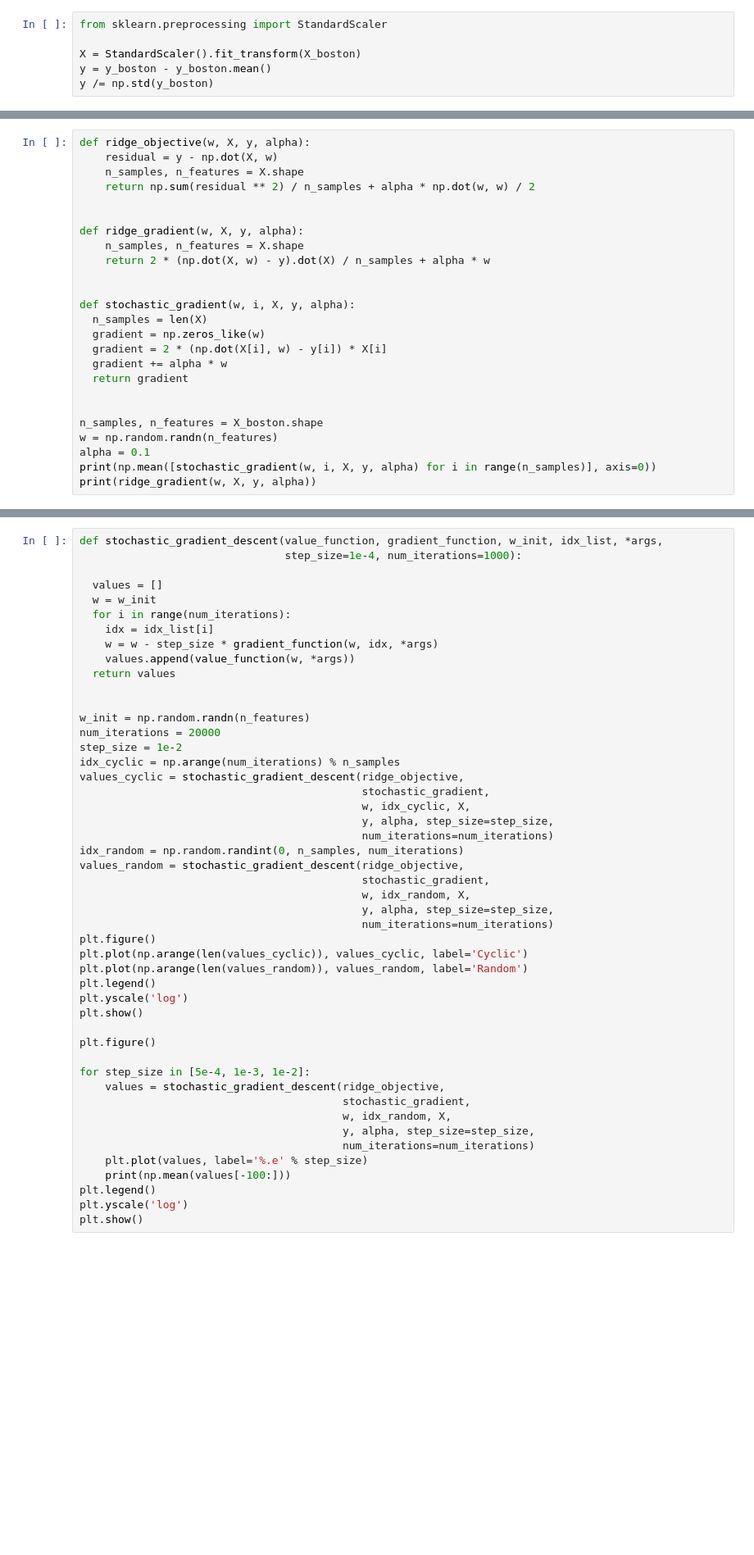
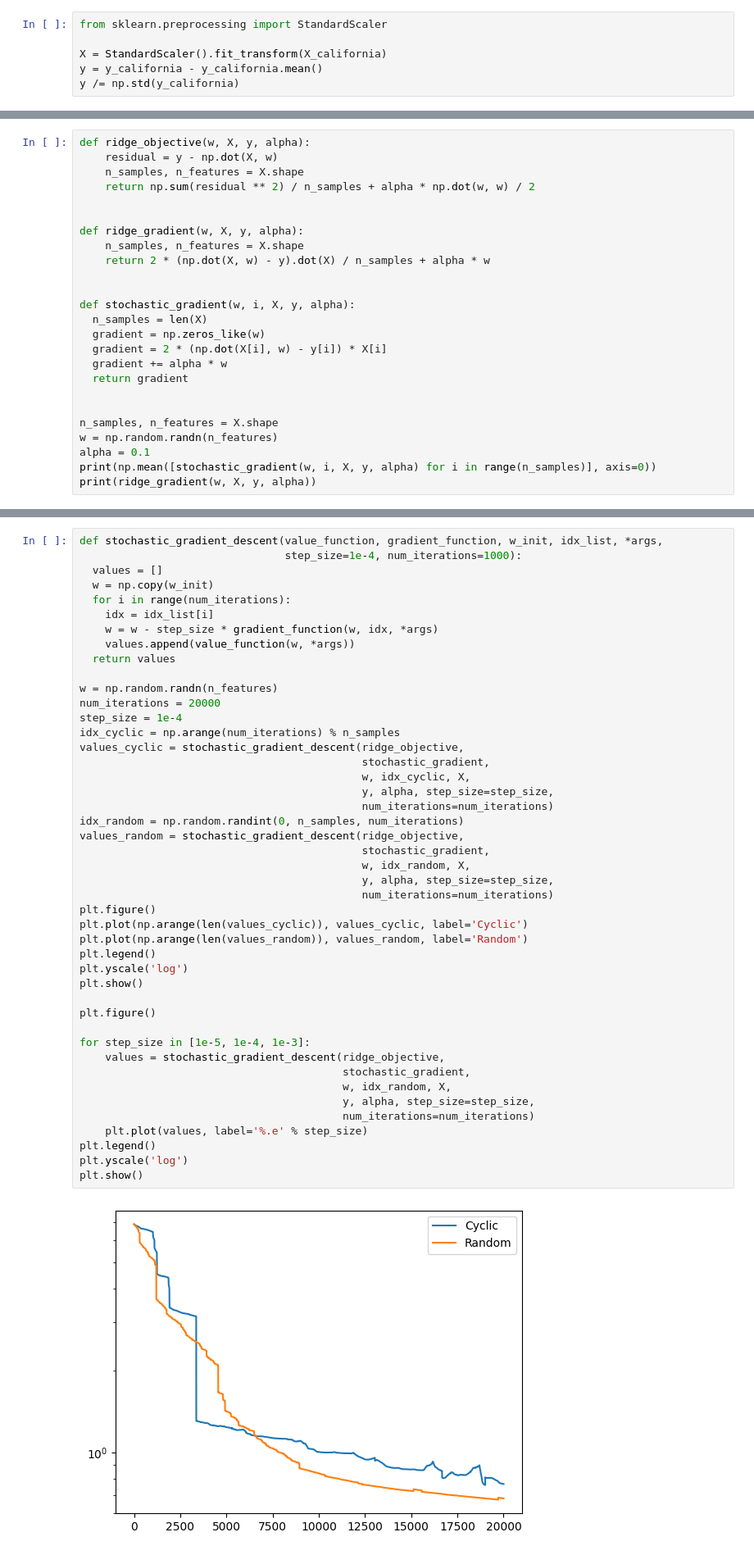
Before and after one commit to data-psl/lectures2023, a Jupyter notebook: notebooks/03_optimization_corrected.ipynb, the cells around one changed output, grey strips where cells are left out. Shown at 82% size. Cells and saved outputs as stored; diff of their text form; blank space fills up the shorter version.

```diff
--- a/notebooks/03_optimization_corrected.ipynb
+++ b/notebooks/03_optimization_corrected.ipynb
@@ -244,9 +270,9 @@ We will focus on the Boston dataset and ridge regression. We will start by scali
 # %%
 from sklearn.preprocessing import StandardScaler
 
-X = StandardScaler().fit_transform(X_boston)
-y = y_boston - y_boston.mean()
-y /= np.std(y_boston)
+X = StandardScaler().fit_transform(X_california)
+y = y_california - y_california.mean()
+y /= np.std(y_california)
 # %% [markdown]
 **Exercise 8.** Write a function that computes the stochastic gradient of ridge regression
 $$
@@ -276,7 +302,7 @@ def stochastic_gradient(w, i, X, y, alpha):
   return gradient
 
 
-n_samples, n_features = X_boston.shape
+n_samples, n_features = X.shape
 w = np.random.randn(n_features)
 alpha = 0.1
 print(np.mean([stochastic_gradient(w, i, X, y, alpha) for i in range(n_samples)], axis=0))
@@ -288,48 +319,47 @@ You should especially look at the convergence speed and the value at which the a
 # %%
 def stochastic_gradient_descent(value_function, gradient_function, w_init, idx_list, *args,
                                 step_size=1e-4, num_iterations=1000):
-
   values = []
-  w = w_init
+  w = np.copy(w_init)
   for i in range(num_iterations):
     idx = idx_list[i]
     w = w - step_size * gradient_function(w, idx, *args)
     values.append(value_function(w, *args))
   return values
 
-
-w_init = np.random.randn(n_features)
+w = np.random.randn(n_features)
 num_iterations = 20000
-step_size = 1e-2
+step_size = 1e-4
 idx_cyclic = np.arange(num_iterations) % n_samples
 values_cyclic = stochastic_gradient_descent(ridge_objective,
                                             stochastic_gradient,
                                             w, idx_cyclic, X,
                                             y, alpha, step_size=step_size,
                                             num_iterations=num_iterations)
 idx_random = np.random.randint(0, n_samples, num_iterations)
 values_random = stochastic_gradient_descent(ridge_objective,
                                             stochastic_gradient,
                                             w, idx_random, X,
                                             y, alpha, step_size=step_size,
                                             num_iterations=num_iterations)
 plt.figure()
 plt.plot(np.arange(len(values_cyclic)), values_cyclic, label='Cyclic')
 plt.plot(np.arange(len(values_random)), values_random, label='Random')
 plt.legend()
 plt.yscale('log')
 plt.show()
 
 plt.figure()
 
-for step_size in [5e-4, 1e-3, 1e-2]:
+for step_size in [1e-5, 1e-4, 1e-3]:
     values = stochastic_gradient_descent(ridge_objective,
                                          stochastic_gradient,
                                          w, idx_random, X,
                                          y, alpha, step_size=step_size,
                                          num_iterations=num_iterations)
     plt.plot(values, label='%.e' % step_size)
-    print(np.mean(values[-100:]))
 plt.legend()
 plt.yscale('log')
 plt.show()
+# %% [output]
+[figure, added]
```
Also changed, not shown: parts of 17 cells of this notebook.
